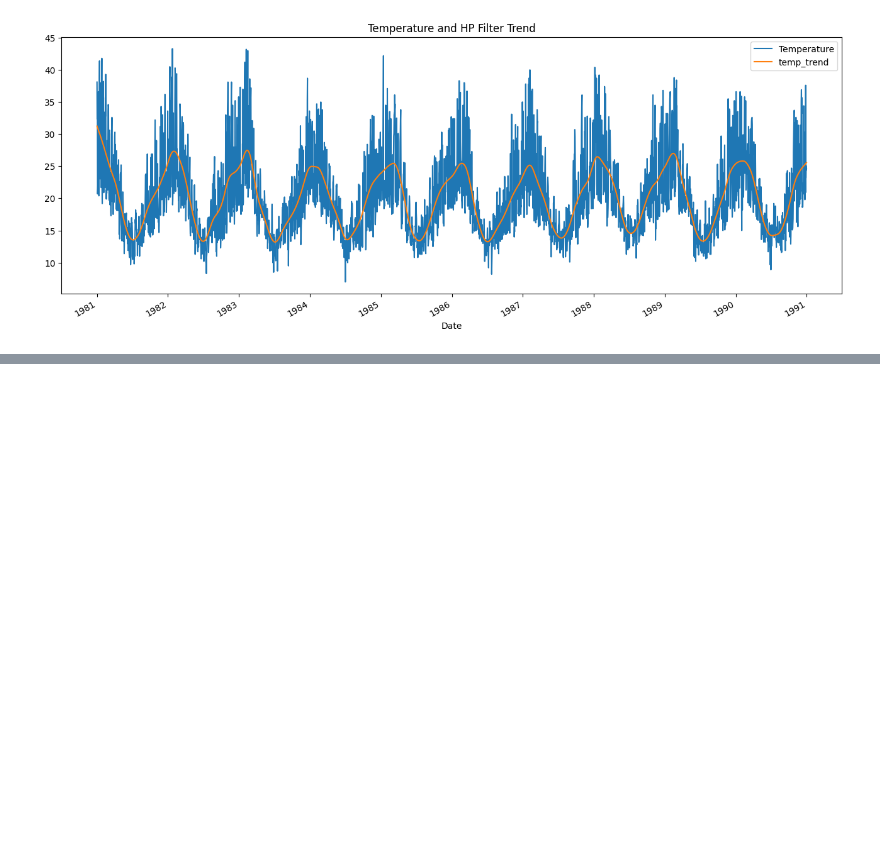
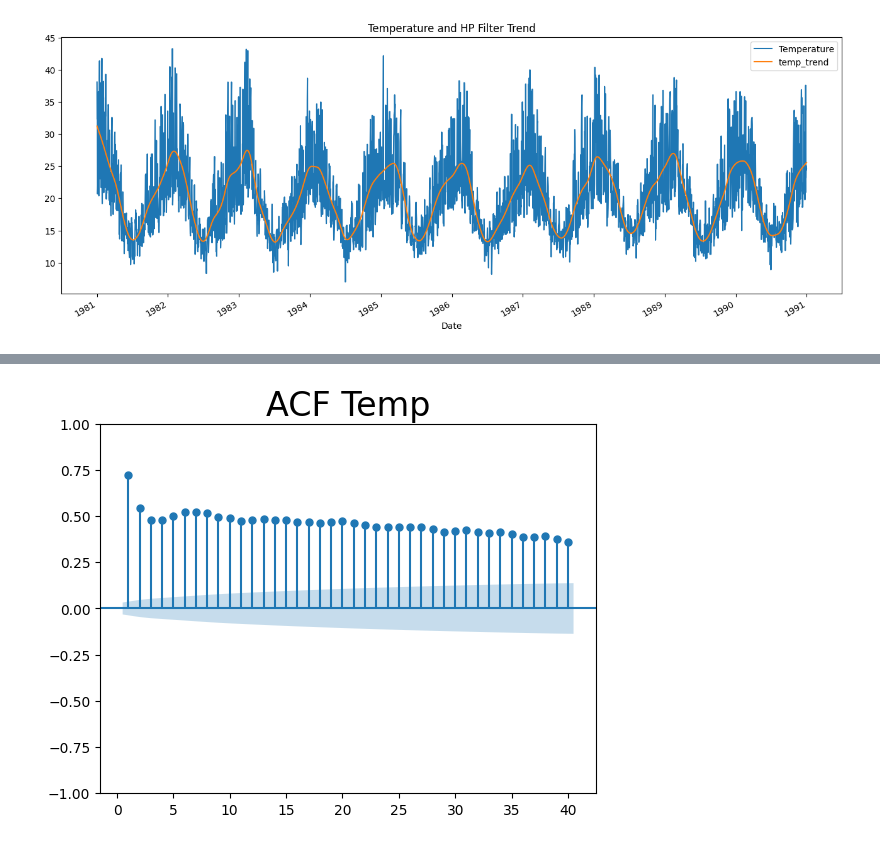
Before and after one commit to AbeRodz/Time-series, a Jupyter notebook: tp_1.ipynb, the cells around one changed output, grey strips where cells are left out. Cells and saved outputs as stored; diff of their text form; code cells hidden in the pictures; blank space fills up the shorter version.

```diff
--- a/tp_1.ipynb
+++ b/tp_1.ipynb
@@ -209,0 +201,6 @@ df[['Temperature', 'temp_trend']].plot(title='Temperature and HP Filter Trend',f
+# %%
+sgt.plot_acf(df['Temperature'], lags = 40, zero = False)
+plt.title('ACF Temp', size = 24)
+plt.show()
+# %% [output]
+[figure, added]
```
Also changed, not shown: parts of 35 cells of this notebook.
